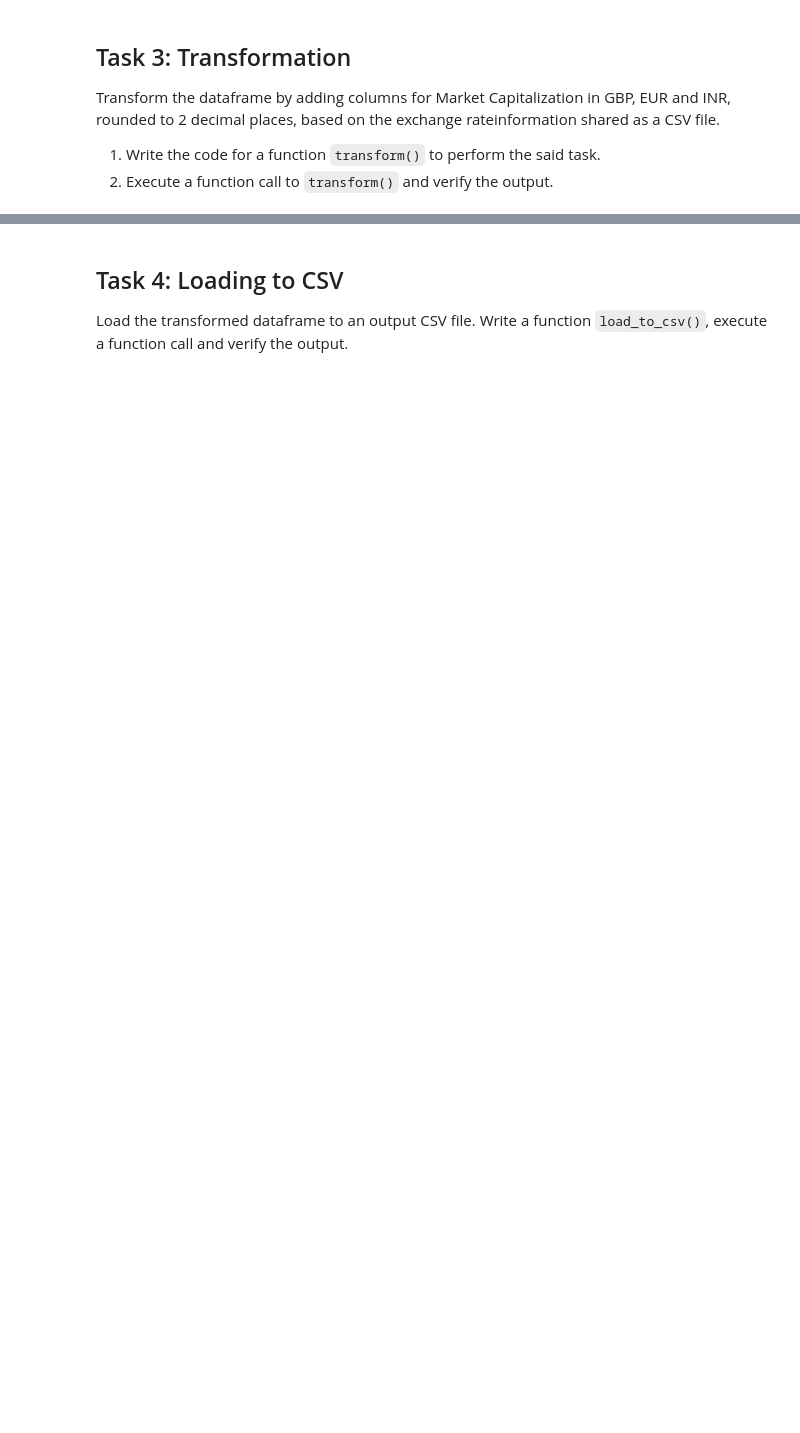
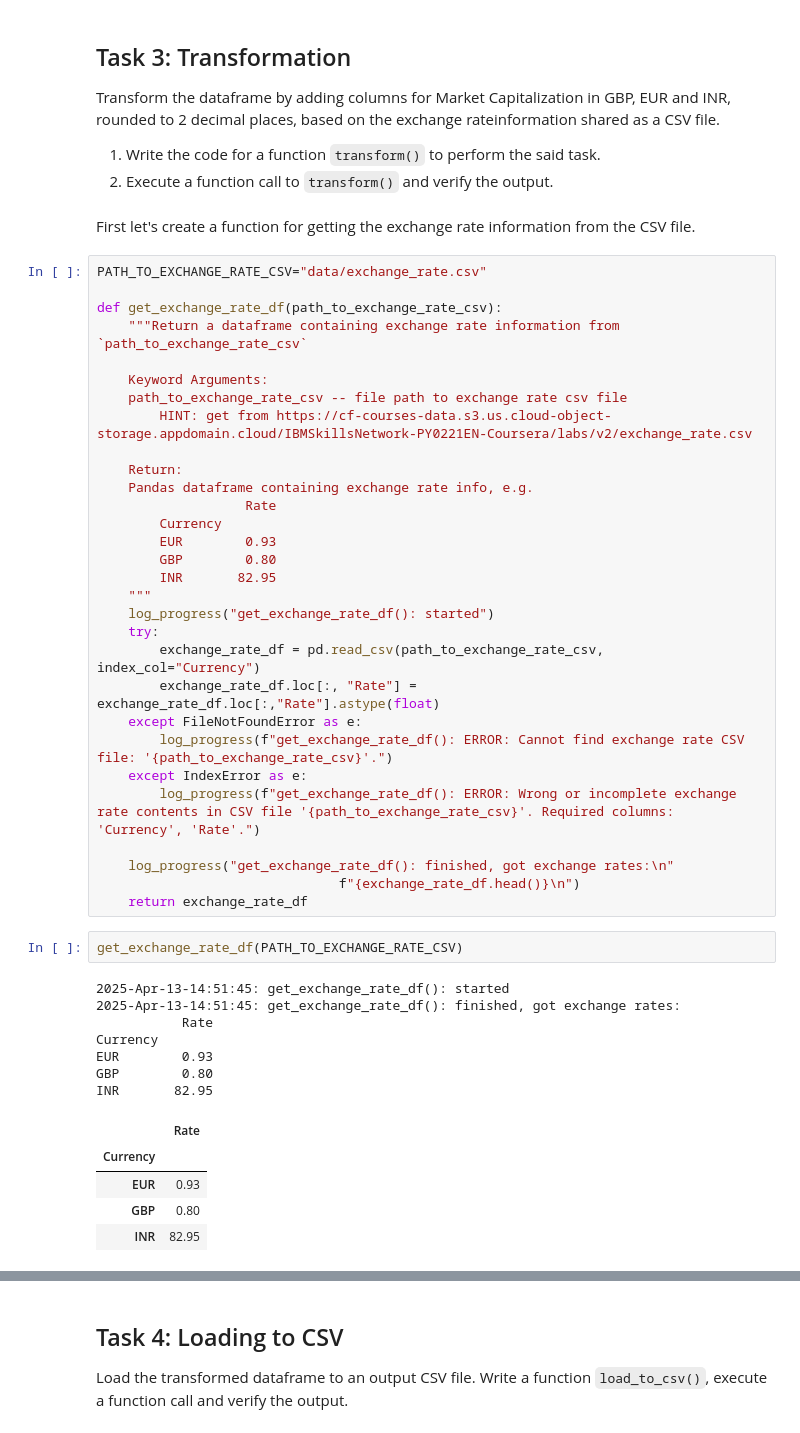
Before and after one commit to jrili/ibm-project-world-largest-banks, a Jupyter notebook: banks_project.ipynb, the cells around one changed output, grey strips where cells are left out. Cells and saved outputs as stored; diff of their text form; blank space fills up the shorter version.

Commit message:
banks_project.ipynb: finalize notebook contents

```diff
--- a/banks_project.ipynb
+++ b/banks_project.ipynb
@@ -75,3 +235,50 @@ Extract the tabular information from the given URL under the heading 'By market
 Transform the dataframe by adding columns for Market Capitalization in GBP, EUR and INR, rounded to 2 decimal places, based on the exchange rateinformation shared as a CSV file.
 1. Write the code for a function `transform()` to perform the said task.
 2. Execute a function call to `transform()` and verify the output.
+# %% [markdown]
+First let's create a function for getting the exchange rate information from the CSV file.
+# %%
+PATH_TO_EXCHANGE_RATE_CSV="data/exchange_rate.csv"
+
+def get_exchange_rate_df(path_to_exchange_rate_csv):
+    """Return a dataframe containing exchange rate information from `path_to_exchange_rate_csv`
+
+    Keyword Arguments:
+    path_to_exchange_rate_csv -- file path to exchange rate csv file
+        HINT: get from https://cf-courses-data.s3.us.cloud-object-storage.appdomain.cloud/IBMSkillsNetwork-PY0221EN-Coursera/labs/v2/exchange_rate.csv
+
+    Return:
+    Pandas dataframe containing exchange rate info, e.g.
+                   Rate
+        Currency
+        EUR        0.93
+        GBP        0.80
+        INR       82.95
+    """
+    log_progress("get_exchange_rate_df(): started")
+    try:
+        exchange_rate_df = pd.read_csv(path_to_exchange_rate_csv, index_col="Currency")
+        exchange_rate_df.loc[:, "Rate"] = exchange_rate_df.loc[:,"Rate"].astype(float)
+    except FileNotFoundError as e:
+        log_progress(f"get_exchange_rate_df(): ERROR: Cannot find exchange rate CSV file: '{path_to_exchange_rate_csv}'.")
+    except IndexError as e:
+        log_progress(f"get_exchange_rate_df(): ERROR: Wrong or incomplete exchange rate contents in CSV file '{path_to_exchange_rate_csv}'. Required columns: 'Currency', 'Rate'.")
+
+    log_progress("get_exchange_rate_df(): finished, got exchange rates:\n"
+                               f"{exchange_rate_df.head()}\n")
+    return exchange_rate_df
+# %%
+get_exchange_rate_df(PATH_TO_EXCHANGE_RATE_CSV)
+# %% [output]
+2025-Apr-13-14:51:45: get_exchange_rate_df(): started
+2025-Apr-13-14:51:45: get_exchange_rate_df(): finished, got exchange rates:
+           Rate
+Currency
+EUR        0.93
+GBP        0.80
+INR       82.95
+|  | Rate |
+| Currency |  |
+| EUR | 0.93 |
+| GBP | 0.80 |
+| INR | 82.95 |
```
Also changed, not shown: parts of 35 cells of this notebook, 1 other file.
